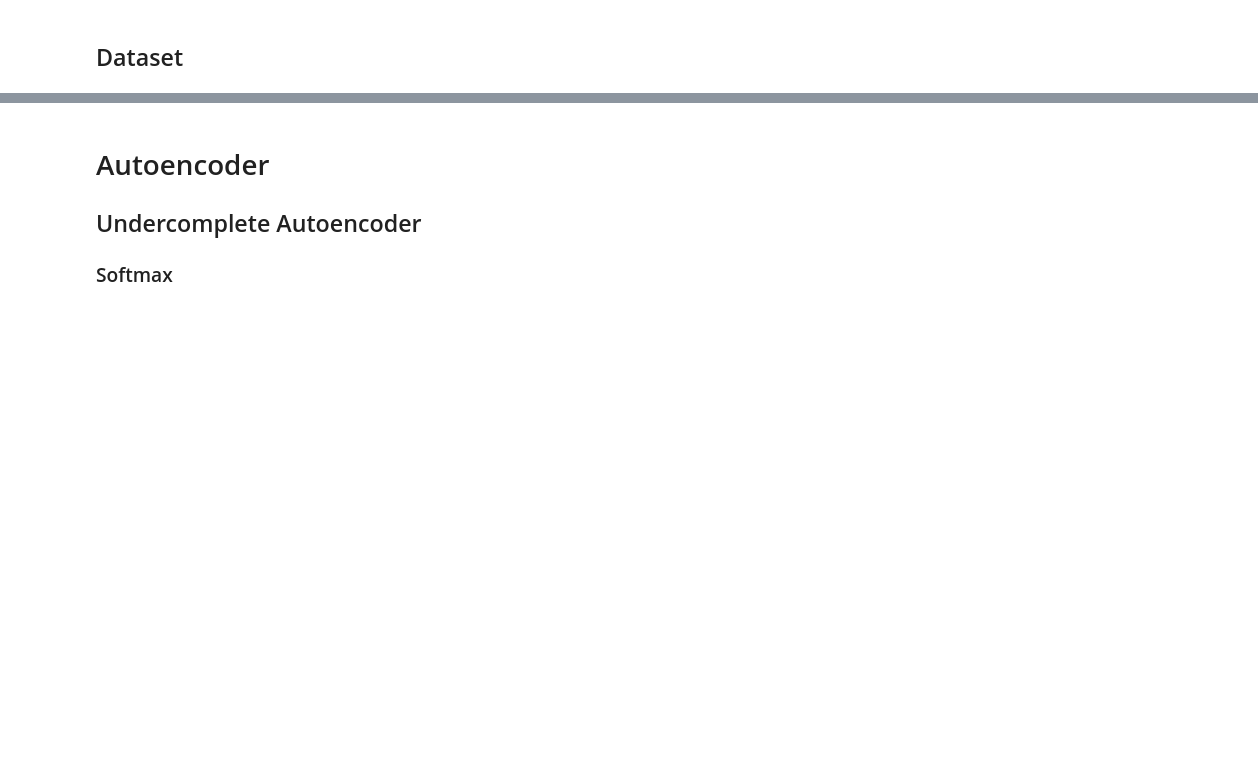
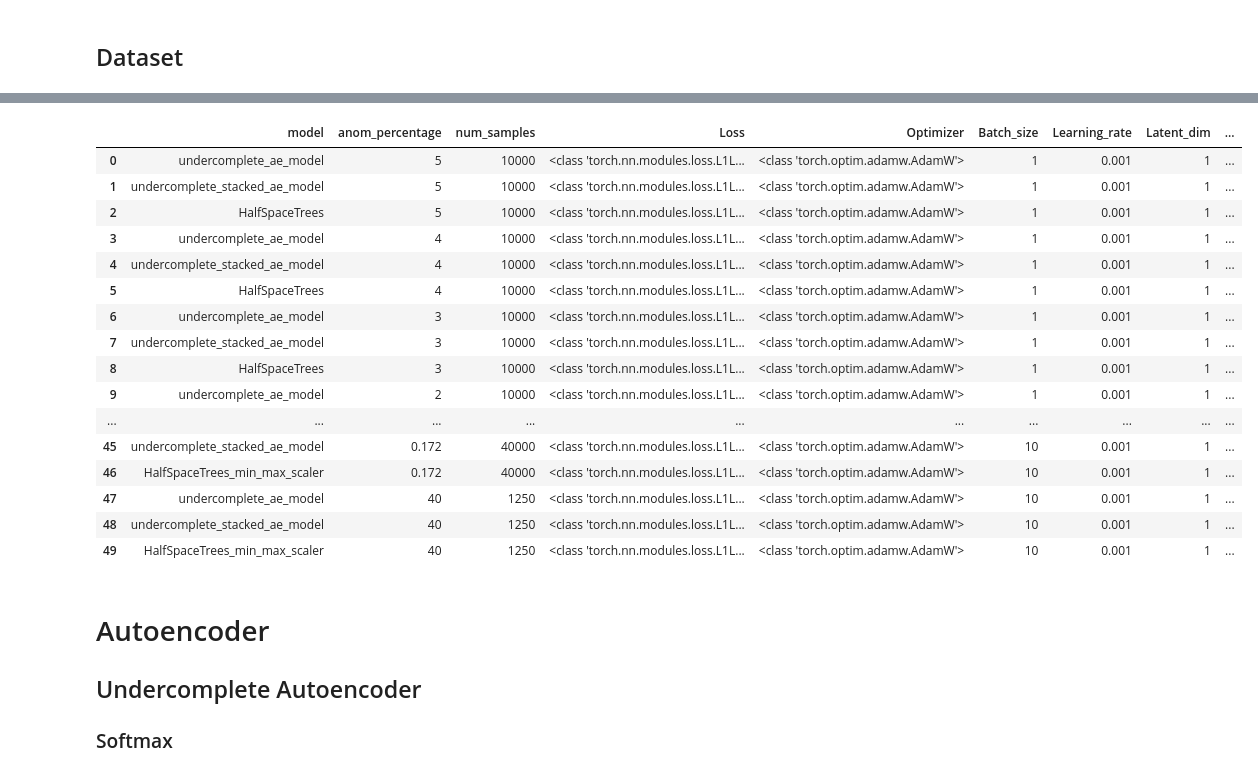
Before and after one commit to AlexAlbenstetter/SeminarAE, a Jupyter notebook: incremental_tests.ipynb, the cells around one changed output, grey strips where cells are left out. Cells and saved outputs as stored; diff of their text form; code cells hidden in the pictures; blank space fills up the shorter version.

Commit message:
evaluation of algos

```diff
--- a/incremental_tests.ipynb
+++ b/incremental_tests.ipynb
@@ -32,0 +43,19 @@ METRIC = river.metrics.ROCAUC()
+# %%
+'''evaluation.append({
+    'model':1,
+    'anom_percentage':anom_percentage,
+    'num_samples':num_samples,
+    'Loss':LOSS,
+    'Optimizer':OPTIMIZER,
+    'Batch_size':BATCH_SIZE,
+    'Learning_rate':LEARNING_RATE,
+    'Latent_dim': LATENT_DIM,
+    'ROC':rocauc,
+    #'Precision_Recall_Curve':45,
+    #'FP':5,
+    #'TP': 4,
+    #'FN':8,
+    #'TN':10
+
+},ignore_index=True)
+'''
@@ -36,0 +68,16 @@ data_stream = stream.shuffle(river.datasets.CreditCard().take(8000), 1000, seed=
+# %%
+
+num_anom = int(num_samples*(anom_percentage/100))
+num_clean = int(num_samples-num_anom)
+
+data_stream = stream.shuffle(river.datasets.CreditCard(), N_SAMPLES, seed=SEED)
+data1 = pd.DataFrame(data=data_stream)
+df_test= pd.DataFrame.from_dict(data1)
+
+anoms=df_test[df_test[1]==1].iloc[0:num_anom]
+clean = df_test[df_test[1]==0].iloc[0:num_clean]
+frames = [anoms,clean]
+print('Stream contains {} anomalies and {} no-anomalies'.format(anoms[0].count(),clean[0].count()))
+final_set = pd.concat(frames,ignore_index=True)
+
+data_stream1 = stream.shuffle(final_set.itertuples(index=False),N_SAMPLES, seed=SEED)
@@ -37,3 +142,23 @@ data_stream = stream.shuffle(river.datasets.CreditCard().take(8000), 1000, seed=
+# %%
+evaluation
+# %% [output]
+|  | model | anom_percentage | num_samples | Loss | Optimizer | Batch_size | Learning_rate | Latent_dim | ... |
+| 0 | undercomplete_ae_model | 5 | 10000 | <class 'torch.nn.modules.loss.L1L... | <class 'torch.optim.adamw.AdamW'> | 1 | 0.001 | 1 | ... |
+| 1 | undercomplete_stacked_ae_model | 5 | 10000 | <class 'torch.nn.modules.loss.L1L... | <class 'torch.optim.adamw.AdamW'> | 1 | 0.001 | 1 | ... |
+| 2 | HalfSpaceTrees | 5 | 10000 | <class 'torch.nn.modules.loss.L1L... | <class 'torch.optim.adamw.AdamW'> | 1 | 0.001 | 1 | ... |
+| 3 | undercomplete_ae_model | 4 | 10000 | <class 'torch.nn.modules.loss.L1L... | <class 'torch.optim.adamw.AdamW'> | 1 | 0.001 | 1 | ... |
+| 4 | undercomplete_stacked_ae_model | 4 | 10000 | <class 'torch.nn.modules.loss.L1L... | <class 'torch.optim.adamw.AdamW'> | 1 | 0.001 | 1 | ... |
+| 5 | HalfSpaceTrees | 4 | 10000 | <class 'torch.nn.modules.loss.L1L... | <class 'torch.optim.adamw.AdamW'> | 1 | 0.001 | 1 | ... |
+| 6 | undercomplete_ae_model | 3 | 10000 | <class 'torch.nn.modules.loss.L1L... | <class 'torch.optim.adamw.AdamW'> | 1 | 0.001 | 1 | ... |
+| 7 | undercomplete_stacked_ae_model | 3 | 10000 | <class 'torch.nn.modules.loss.L1L... | <class 'torch.optim.adamw.AdamW'> | 1 | 0.001 | 1 | ... |
+| 8 | HalfSpaceTrees | 3 | 10000 | <class 'torch.nn.modules.loss.L1L... | <class 'torch.optim.adamw.AdamW'> | 1 | 0.001 | 1 | ... |
+| 9 | undercomplete_ae_model | 2 | 10000 | <class 'torch.nn.modules.loss.L1L... | <class 'torch.optim.adamw.AdamW'> | 1 | 0.001 | 1 | ... |
+| ... | ... | ... | ... | ... | ... | ... | ... | ... | ... |
+| 45 | undercomplete_stacked_ae_model | 0.172 | 40000 | <class 'torch.nn.modules.loss.L1L... | <class 'torch.optim.adamw.AdamW'> | 10 | 0.001 | 1 | ... |
+| 46 | HalfSpaceTrees_min_max_scaler | 0.172 | 40000 | <class 'torch.nn.modules.loss.L1L... | <class 'torch.optim.adamw.AdamW'> | 10 | 0.001 | 1 | ... |
+| 47 | undercomplete_ae_model | 40 | 1250 | <class 'torch.nn.modules.loss.L1L... | <class 'torch.optim.adamw.AdamW'> | 10 | 0.001 | 1 | ... |
+| 48 | undercomplete_stacked_ae_model | 40 | 1250 | <class 'torch.nn.modules.loss.L1L... | <class 'torch.optim.adamw.AdamW'> | 10 | 0.001 | 1 | ... |
+| 49 | HalfSpaceTrees_min_max_scaler | 40 | 1250 | <class 'torch.nn.modules.loss.L1L... | <class 'torch.optim.adamw.AdamW'> | 10 | 0.001 | 1 | ... |
 # %% [markdown]
 # Autoencoder
 ## Undercomplete Autoencoder
```
Also changed, not shown: parts of 42 cells of this notebook, 2 other files.
